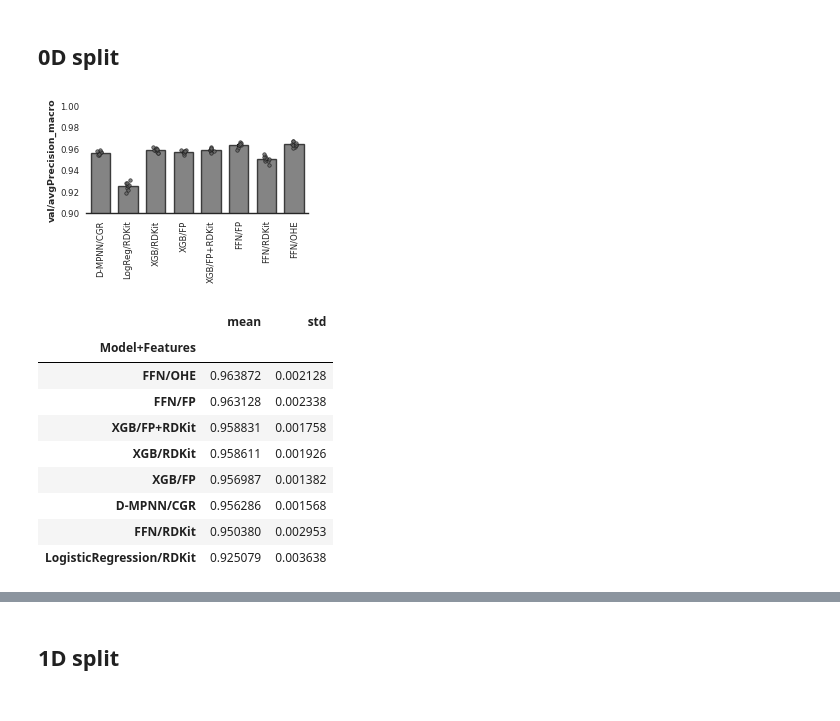
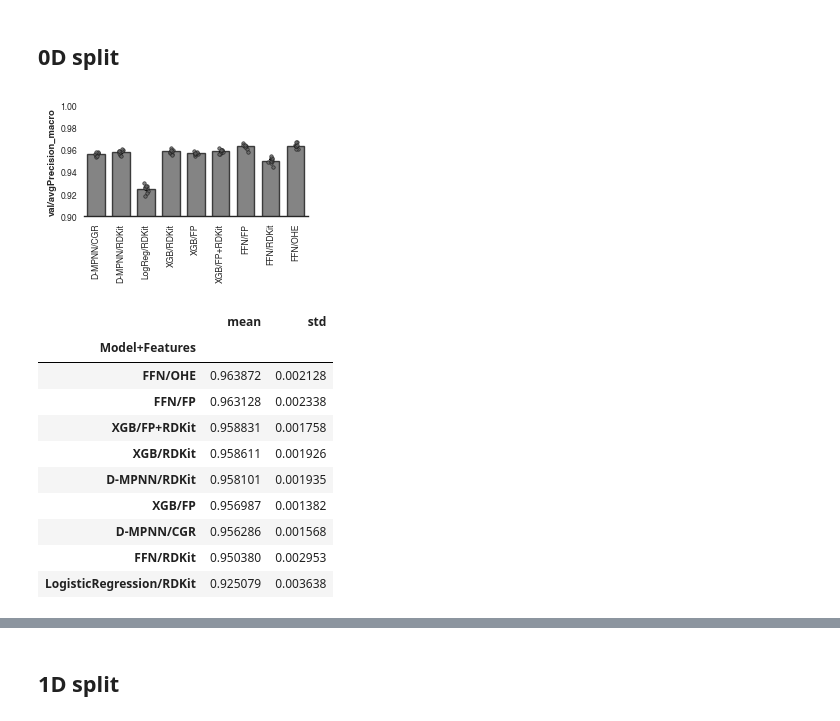
Before and after one commit to jugoetz/synferm-predictions, a Jupyter notebook: notebooks/plot_model_performance_for_paper.ipynb, the cells around one changed output, grey strips where cells are left out. Saved outputs shown, nothing was run; the diff lists cells and outputs as text; code cells hidden in the pictures.

```diff
--- a/notebooks/plot_model_performance_for_paper.ipynb
+++ b/notebooks/plot_model_performance_for_paper.ipynb
@@ -26,7 +27,7 @@ sns.set_theme(context="paper",
                   "axes.spines.right": False,
                   "axes.spines.top": False,
                   "font.family":'sans-serif',
-                  #"font.sans-serif":["Helvetica", "Arial"],
+                  "font.sans-serif":["Helvetica", "Arial"],
                   "xtick.major.pad": 0.0,
                   "xtick.minor.pad": 0.0,
                   "ytick.major.pad": 0.0,
@@ -113,6 +120,8 @@ stroke_color = '0.1'  # almost black
 # choose the data to plot
 experiment_ids = [
     "JG1100",
+    "JG1160",
+    #"JG1135",  # GCN is very low compared to others
     "JG1106",
     "JG1109",
     "JG1128",
@@ -146,35 +155,35 @@ sns.barplot(
     linewidth=linewidth,
     alpha=.8,
     width=.7,
 )
 
 sns.stripplot(
     ax=ax,
     data=df_plot,
               x="Model+Features",
               y=metric,
               dodge=True,
               edgecolor=stroke_color,
               color=fill_color,
               linewidth=.5,
               legend=False,
               marker="o",
               size=2.5,
               alpha=.8
              )
 
-#ax.axhline(0.5, ls="--", color=bode_palette.blue, linewidth=.7)
+#ax.axhline(0.963872, ls=":", color="black", linewidth=.7)
 ax.set_xlabel(None)
 ax.xaxis.set_tick_params(labelrotation=90)
 ax.set_ylim((0.9, 1))
 ax.xaxis.set_ticklabels(df_plot["Model+Features"].drop_duplicates().str.replace("LogisticRegression", "LogReg"))
 
 fig.tight_layout()
 
 fig.savefig(analysis_dir / f"metrics_{tag}_models_{metric.replace('/', '_')}.svg", format="svg")
 fig.savefig(analysis_dir / f"metrics_{tag}_models_{metric.replace('/', '_')}.png", dpi=300)
 # %% [output]
-[figure, old version]
+[figure, new version]
 # %%
 df_plot.groupby("Model+Features")["val/avgPrecision_macro"].agg([np.mean, np.std]).sort_values(by="mean", ascending=False)
 # %% [output]
@@ -184,6 +193,7 @@ df_plot.groupby("Model+Features")["val/avgPrecision_macro"].agg([np.mean, np.std
 | FFN/FP | 0.963128 | 0.002338 |
 | XGB/FP+RDKit | 0.958831 | 0.001758 |
 | XGB/RDKit | 0.958611 | 0.001926 |
+| D-MPNN/RDKit | 0.958101 | 0.001935 |
 | XGB/FP | 0.956987 | 0.001382 |
 | D-MPNN/CGR | 0.956286 | 0.001568 |
 | FFN/RDKit | 0.950380 | 0.002953 |
```
Also changed, not shown: parts of 14 cells of this notebook, 1 other file.
